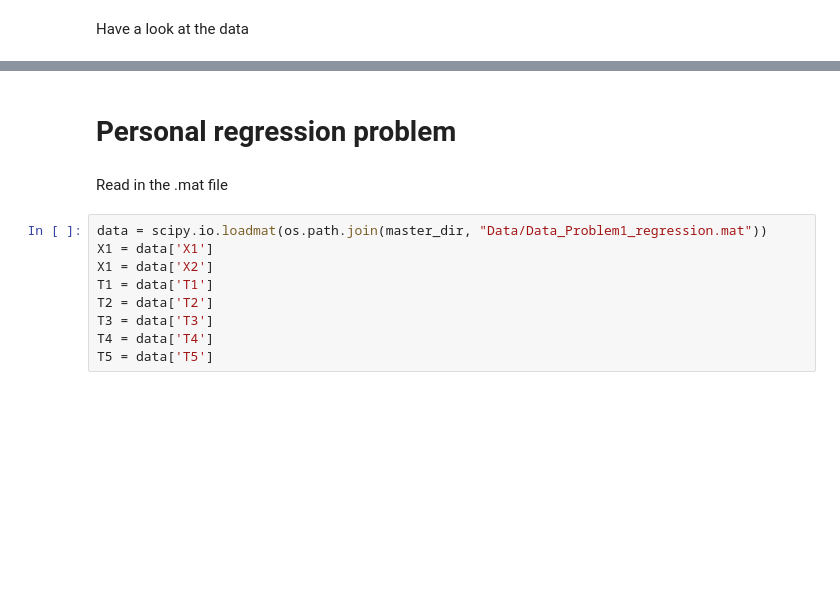
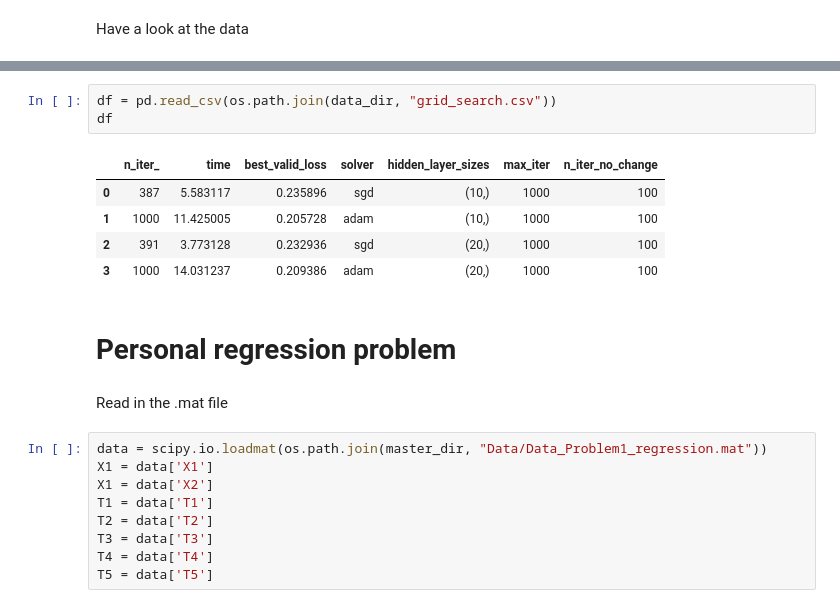
Before and after one commit to ThibeauWouters/ANN, a Jupyter notebook: Assignment 1/assignment1.ipynb, the cells around one changed output, grey strips where cells are left out. Cells and saved outputs as stored; diff of their text form; blank space fills up the shorter version.

```diff
--- a/Assignment 1/assignment1.ipynb
+++ b/Assignment 1/assignment1.ipynb
@@ -71,3 +298,12 @@ net = FeedForwardNet(input_size=1, output_size=1, hidden_size=20)
+# %%
+df = pd.read_csv(os.path.join(data_dir, "grid_search.csv"))
+df
+# %% [output]
+|  | n_iter_ | time | best_valid_loss | solver | hidden_layer_sizes | max_iter | n_iter_no_change |
+| 0 | 387 | 5.583117 | 0.235896 | sgd | (10,) | 1000 | 100 |
+| 1 | 1000 | 11.425005 | 0.205728 | adam | (10,) | 1000 | 100 |
+| 2 | 391 | 3.773128 | 0.232936 | sgd | (20,) | 1000 | 100 |
+| 3 | 1000 | 14.031237 | 0.209386 | adam | (20,) | 1000 | 100 |
 # %% [markdown]
 # Personal regression problem
 # %% [markdown]
```
Also changed, not shown: parts of 42 cells of this notebook, 3 other files.
